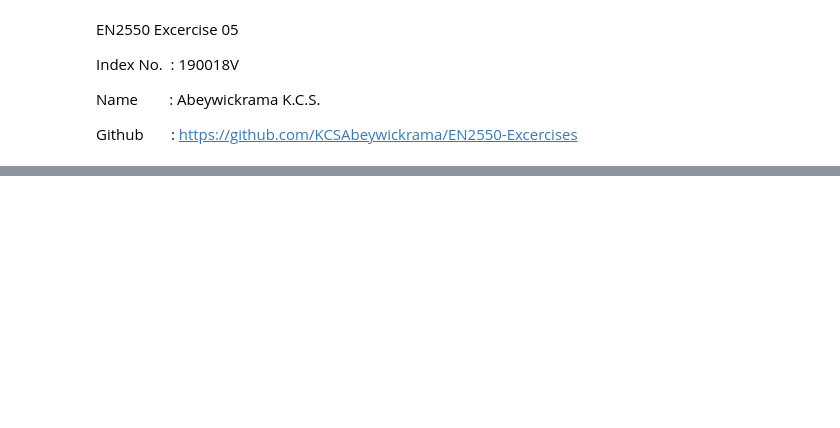
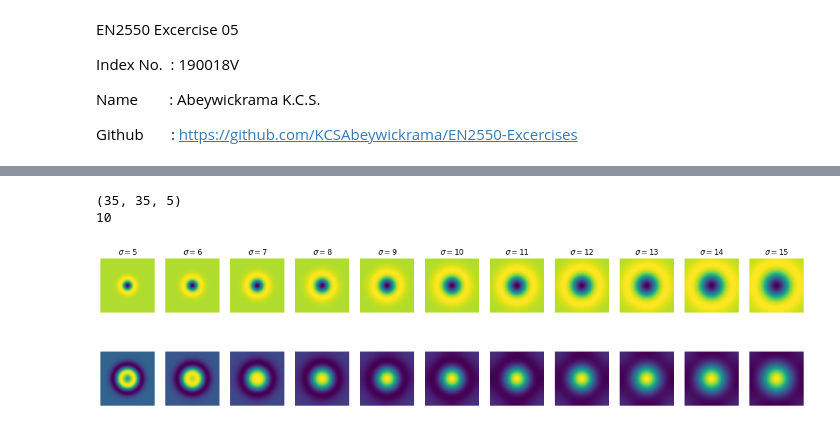
Before and after one commit to KCSAbeywickrama/EN2550-Excercises, a Jupyter notebook: Exercise_05/190018V_Ex05.ipynb, the cells around one changed output, grey strips where cells are left out. Saved outputs shown, nothing was run; the diff lists cells and outputs as text; code cells hidden in the pictures; blank space fills up the shorter version.

```diff
--- a/Exercise_05/190018V_Ex05.ipynb
+++ b/Exercise_05/190018V_Ex05.ipynb
@@ -25,0 +55,25 @@ plt.imshow(log)
+# %%
+s = 11
+fig, ax = plt.subplots(2, s, figsize=(20,5))
+scale_space =np.empty((h, w, s),dtype=np.float32)
+sigmas = np.arange(5, 16, 1)
+for i, sigma in enumerate(np.arange(5,16,1)):
+    log_hw = 3*np.max(sigma)
+    X, Y = np.meshgrid(np.arange(-hw, hw+1, 1), np.arange(-hw, hw+1, 1))
+    log = 1/(2*np.pi*sigma**2)*(X**2/(sigma**2) + Y**2/(sigma**2) - 2)*np.exp(-(X**2 + Y**2)/(2*sigma**2))
+    f_log = cv.filter2D(f, -1, log)
+    scale_space[:,:,i] = f_log
+    ax[0,i].imshow(log)
+    ax[0,i].axis('off')
+    ax[0,i].set_title(r'$\sigma ={}$'.format(sigma))
+    ax[1,i].imshow(f_log)
+    ax[1,i].axis('off')
+
+indices = np.unravel_index(np.argmax(scale_space, axis=None), scale_space.shape)
+print(indices)
+print(sigmas[indices[2]])
+plt.show()
+# %% [output]
+(35, 35, 5)
+10
+[figure, added]
```
Also changed, not shown: parts of 7 cells of this notebook.
